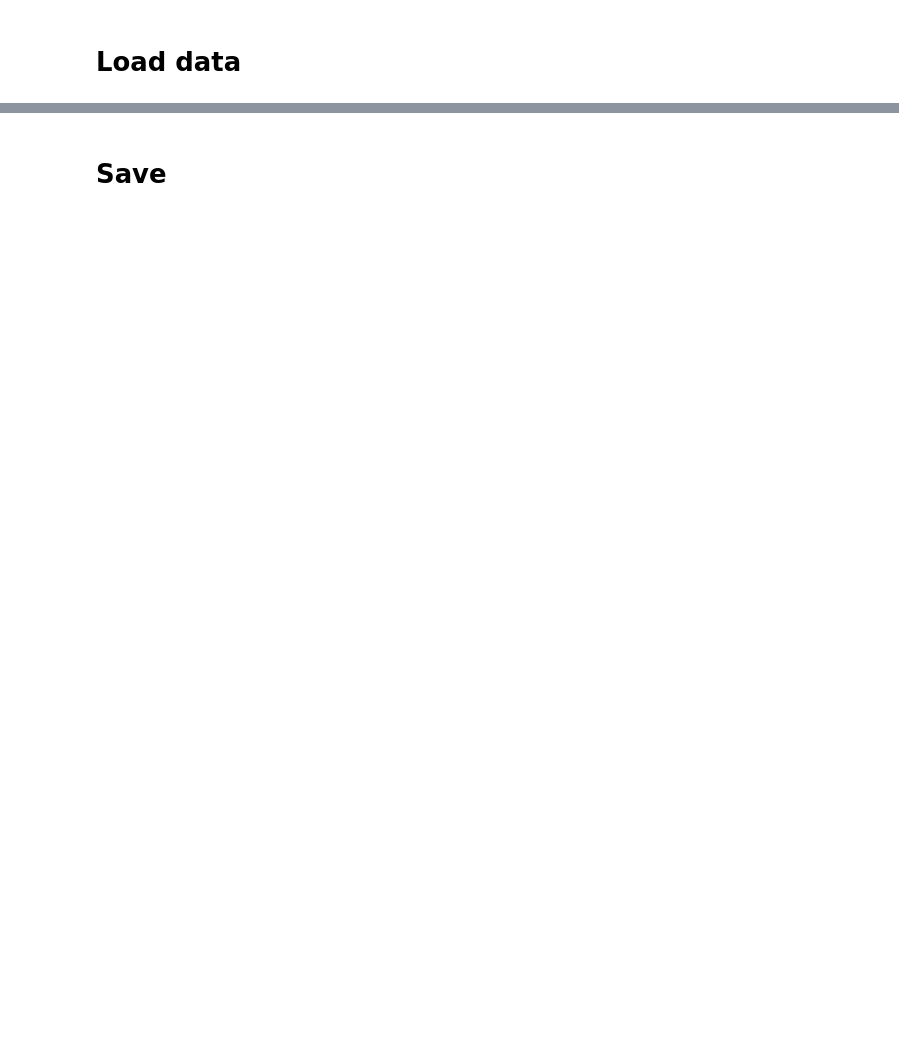
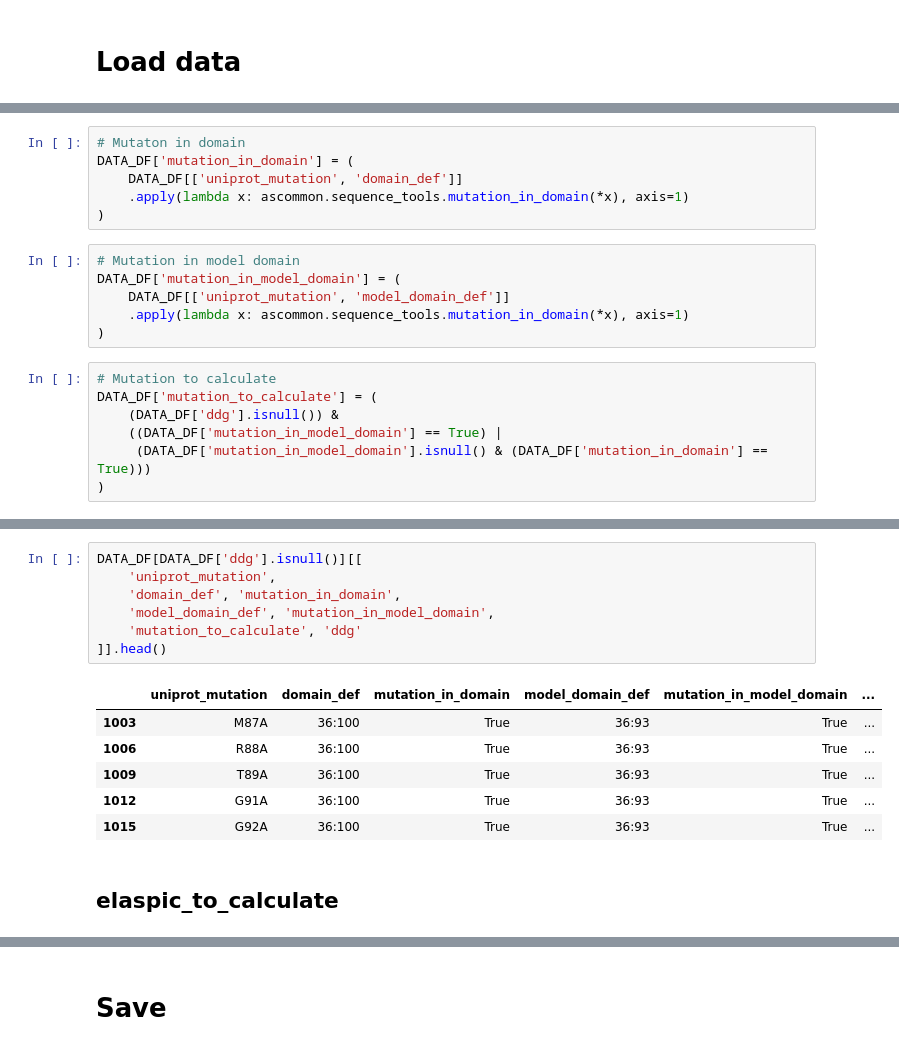
Before and after one commit to datapkg/elaspic_training_set, a Jupyter notebook: notebooks/core_to_calculate.ipynb, the cells around one changed output, grey strips where cells are left out. Drawn from its saved outputs; the diff is of its cells as text; blank space fills up the shorter version.

```diff
--- a/notebooks/core_to_calculate.ipynb
+++ b/notebooks/core_to_calculate.ipynb
@@ -148,0 +54,19 @@ ax.set_xlabel('Spearman correlation between experiment\nand Provean score')
+# %%
+# Mutaton in domain
+DATA_DF['mutation_in_domain'] = (
+    DATA_DF[['uniprot_mutation', 'domain_def']]
+    .apply(lambda x: ascommon.sequence_tools.mutation_in_domain(*x), axis=1)
+)
+# %%
+# Mutation in model domain
+DATA_DF['mutation_in_model_domain'] = (
+    DATA_DF[['uniprot_mutation', 'model_domain_def']]
+    .apply(lambda x: ascommon.sequence_tools.mutation_in_domain(*x), axis=1)
+)
+# %%
+# Mutation to calculate
+DATA_DF['mutation_to_calculate'] = (
+    (DATA_DF['ddg'].isnull()) &
+    ((DATA_DF['mutation_in_model_domain'] == True) |
+     (DATA_DF['mutation_in_model_domain'].isnull() & (DATA_DF['mutation_in_domain'] == True)))
+)
@@ -148,0 +85,16 @@ ax.set_xlabel('Spearman correlation between experiment\nand Provean score')
+# %%
+DATA_DF[DATA_DF['ddg'].isnull()][[
+    'uniprot_mutation',
+    'domain_def', 'mutation_in_domain',
+    'model_domain_def', 'mutation_in_model_domain',
+    'mutation_to_calculate', 'ddg'
+]].head()
+# %% [output]
+|  | uniprot_mutation | domain_def | mutation_in_domain | model_domain_def | mutation_in_model_domain | ... |
+| 1003 | M87A | 36:100 | True | 36:93 | True | ... |
+| 1006 | R88A | 36:100 | True | 36:93 | True | ... |
+| 1009 | T89A | 36:100 | True | 36:93 | True | ... |
+| 1012 | G91A | 36:100 | True | 36:93 | True | ... |
+| 1015 | G92A | 36:100 | True | 36:93 | True | ... |
+# %% [markdown]
+## **elaspic_to_calculate**
```
Also changed, not shown: parts of 55 cells of this notebook, 5 other files.
